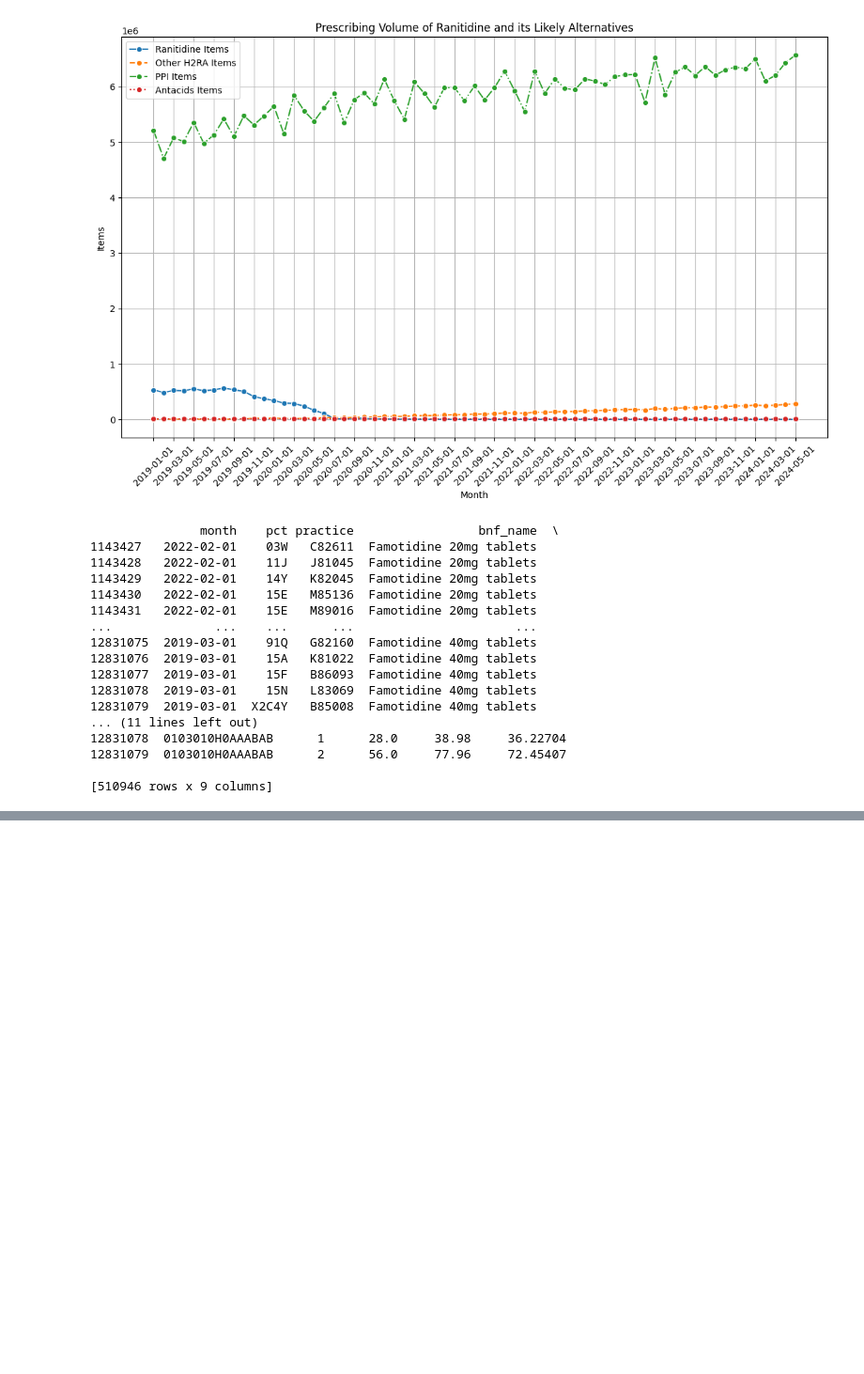
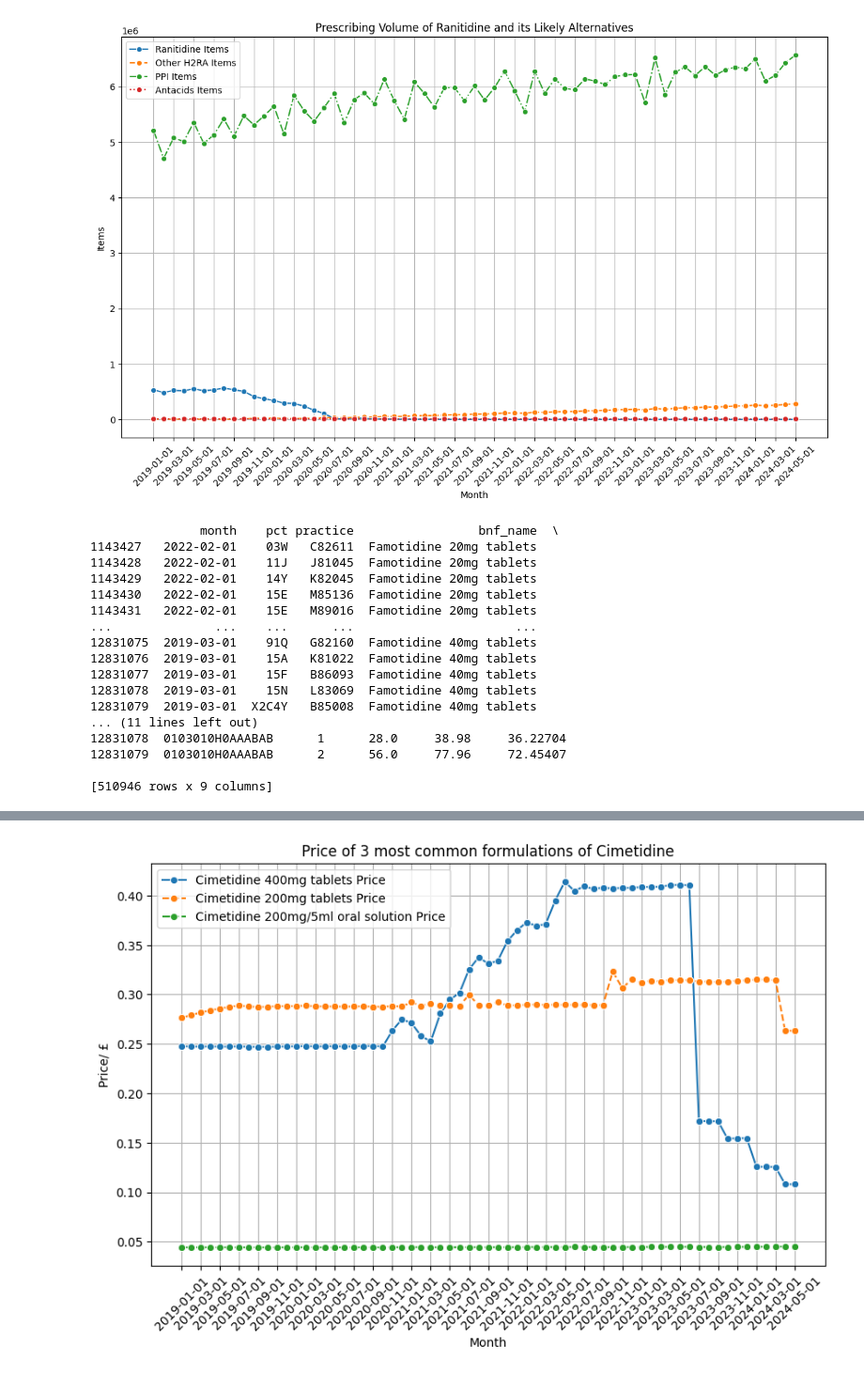
Before and after one commit to avanthika-sivakumar/med-student-omeprazole, a Jupyter notebook: notebooks/Omeprazole shortage.ipynb, the cells around one changed output, grey strips where cells are left out. Shown: that part at 94% size. Drawn from its saved outputs; the diff is of its cells as text; code cells hidden in the pictures; blank space fills up the shorter version.

```diff
--- a/notebooks/Omeprazole shortage.ipynb
+++ b/notebooks/Omeprazole shortage.ipynb
@@ -427,0 +531,8 @@ plt.show()
+# %%
+# Create function for calculating prices of the formulations
+
+def price_per_quantity(cimetidine1):
+    cimetidine1_grouped = cimetidine1.groupby('month')[['bnf_name', 'actual_cost', 'quantity']].sum().reset_index()
+    cimetidine1_grouped['price_per_quantity'] = cimetidine1_grouped['actual_cost']/cimetidine1_grouped['quantity']
+
+    return cimetidine1_grouped #month, bnf name, cost, quantity, price_per_quantity
@@ -427,0 +600,38 @@ plt.show()
+# %%
+#Create Seaborn Figure for 3 Most Common Formulations of Cimetidine
+
+#Apply price_per_quantity
+cimetidine1_grouped = price_per_quantity(cimetidine1)
+cimetidine2_grouped = price_per_quantity(cimetidine2)
+cimetidine3_grouped = price_per_quantity(cimetidine3)
+
+plt.figure(figsize=(10, 6))  # Define Figure Size
+
+# Plot the monthly prices of top 3 formulations of cimetidine
+sns.lineplot(data=cimetidine1_grouped, x='month', y='price_per_quantity', marker='o', label= 'Cimetidine 400mg tablets Price')
+
+sns.lineplot(data=cimetidine2_grouped, x='month', y='price_per_quantity', marker='o', linestyle='--', label='Cimetidine 200mg tablets Price')
+
+sns.lineplot(data=cimetidine3_grouped, x='month', y='price_per_quantity', marker='o', linestyle='-.', label='Cimetidine 200mg/5ml oral solution Price')
+
+# Rotate x-axis labels to avoid overlapping
+plt.xticks(rotation=45)
+
+# Optionally reduce the number of ticks on the x-axis
+plt.xticks(ticks=ranitidine_monthly_totals['month'][::2], rotation=45)
+
+# Add titles and labels
+plt.title('Price of 3 most common formulations of Cimetidine')
+plt.xlabel('Month')
+plt.ylabel('Price/ £')
+
+# Add a legend to differentiate the lines
+plt.legend()
+
+# Adding grid for better readability
+plt.grid(True)
+
+# Display the plot
+plt.show()
+# %% [output]
+[figure, added]
```
Also changed, not shown: parts of 10 cells of this notebook.
